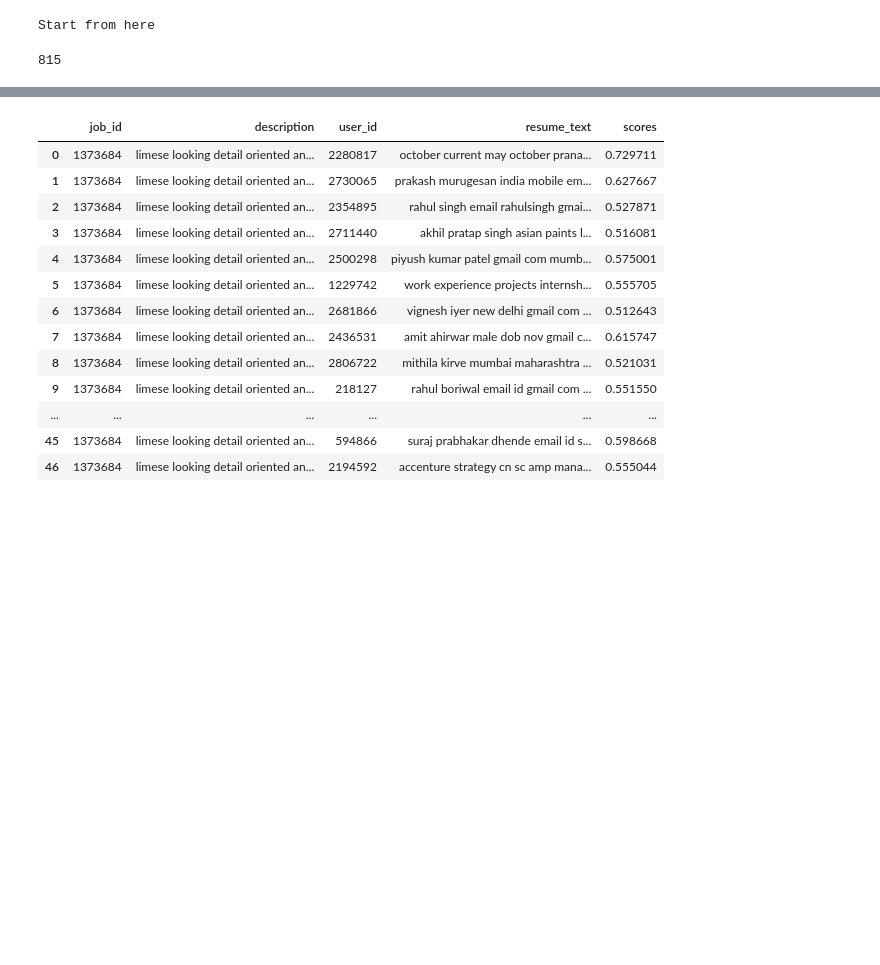
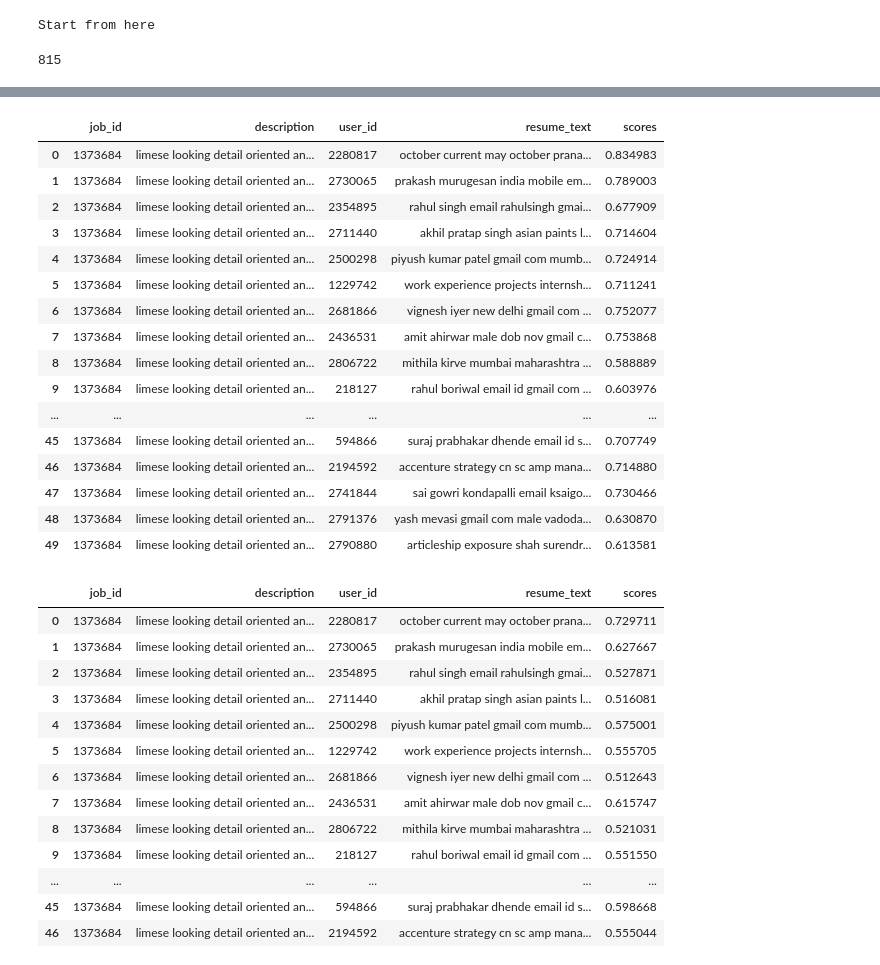
Before and after one commit to Highorbit/llama-recipes, a Jupyter notebook: examples/metric_analysis/relevancy.ipynb, the cells around one changed output, grey strips where cells are left out. Drawn from its saved outputs; the diff is of its cells as text; code cells hidden in the pictures; blank space fills up the shorter version.

```diff
--- a/examples/metric_analysis/relevancy.ipynb
+++ b/examples/metric_analysis/relevancy.ipynb
@@ -23 +23,5 @@ To enable the following instructions: AVX2 FMA, in other operations, rebuild Ten
+# %%
+from sentence_transformers import SentenceTransformer
+
+model = SentenceTransformer("all-MiniLM-L6-v2")
 # %%
@@ -560,7 +558,7 @@ for batch_num in tqdm(range(num_batches)):
             jobdf = mdf.loc[mdf['job_id'] == jid]
 
             description = jobdf.description.sample().values[0]
-            job_embeddings = embed([description]).numpy()[0]
+            job_embeddings = model.encode([description])[0]
 
             udf = jobdf[['user_id', 'resume_text']]
             udf_list = udf.values
@@ -568,7 +566,7 @@ for batch_num in tqdm(range(num_batches)):
             uid_list = udf_list[:, 0].tolist()
 
             try:
-                embedding_sublist = [e for e in embed(r_list).numpy()]
+                embedding_sublist = [e for e in model.encode(r_list)]
             except Exception as e:
                 # print(uid_list)
                 print('problem')
@@ -583,11 +581,11 @@ for batch_num in tqdm(range(num_batches)):
             except Exception as e:
                 print(f'Error is {e}')
 
-            # searcher = scann.scann_ops_pybind.builder(nu, 900, "dot_product").score_brute_force(2).build()
+            searcher = scann.scann_ops_pybind.builder(nu, 900, "dot_product").score_brute_force(2).build()
 
-            searcher = scann.scann_ops_pybind.builder(nu, 900, "dot_product").tree(
-        num_leaves=10, num_leaves_to_search=10, training_sample_size=1000).score_ah(
-        2, anisotropic_quantization_threshold=0.2).reorder(1000).build()
+        #     searcher = scann.scann_ops_pybind.builder(nu, 900, "dot_product").tree(
+        # num_leaves=10, num_leaves_to_search=10, training_sample_size=1000).score_ah(
+        # 2, anisotropic_quantization_threshold=0.2).reorder(1000).build()
 
 
             neighbours, distances = searcher.search_batched([job_embeddings])
@@ -649,0 +643,20 @@ NameError: name 'result_df' is not defined
+# %%
+result_df.loc[result_df['job_id']==1373684].head(50)
+# %% [output]
+|  | job_id | description | user_id | resume_text | scores |
+| 0 | 1373684 | limese looking detail oriented an... | 2280817 | october current may october prana... | 0.834983 |
+| 1 | 1373684 | limese looking detail oriented an... | 2730065 | prakash murugesan india mobile em... | 0.789003 |
+| 2 | 1373684 | limese looking detail oriented an... | 2354895 | rahul singh email rahulsingh gmai... | 0.677909 |
+| 3 | 1373684 | limese looking detail oriented an... | 2711440 | akhil pratap singh asian paints l... | 0.714604 |
+| 4 | 1373684 | limese looking detail oriented an... | 2500298 | piyush kumar patel gmail com mumb... | 0.724914 |
+| 5 | 1373684 | limese looking detail oriented an... | 1229742 | work experience projects internsh... | 0.711241 |
+| 6 | 1373684 | limese looking detail oriented an... | 2681866 | vignesh iyer new delhi gmail com ... | 0.752077 |
+| 7 | 1373684 | limese looking detail oriented an... | 2436531 | amit ahirwar male dob nov gmail c... | 0.753868 |
+| 8 | 1373684 | limese looking detail oriented an... | 2806722 | mithila kirve mumbai maharashtra ... | 0.588889 |
+| 9 | 1373684 | limese looking detail oriented an... | 218127 | rahul boriwal email id gmail com ... | 0.603976 |
+| ... | ... | ... | ... | ... | ... |
+| 45 | 1373684 | limese looking detail oriented an... | 594866 | suraj prabhakar dhende email id s... | 0.707749 |
+| 46 | 1373684 | limese looking detail oriented an... | 2194592 | accenture strategy cn sc amp mana... | 0.714880 |
+| 47 | 1373684 | limese looking detail oriented an... | 2741844 | sai gowri kondapalli email ksaigo... | 0.730466 |
+| 48 | 1373684 | limese looking detail oriented an... | 2791376 | yash mevasi gmail com male vadoda... | 0.630870 |
+| 49 | 1373684 | limese looking detail oriented an... | 2790880 | articleship exposure shah surendr... | 0.613581 |
```
Also changed, not shown: parts of 17 cells of this notebook, 2 other files.
